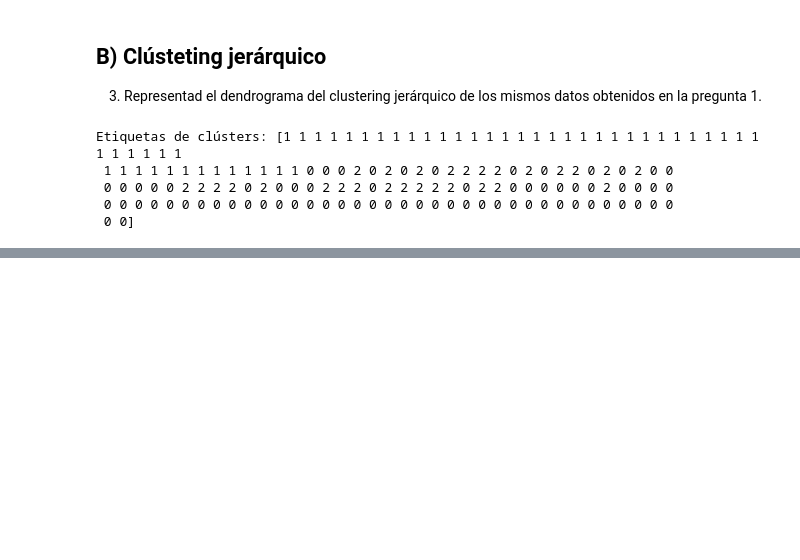
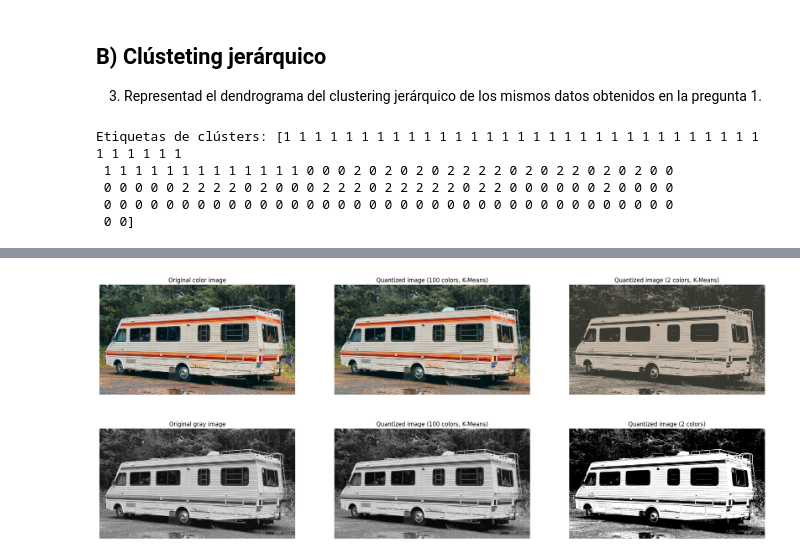
Before and after one commit to davidzz-code/IEDIB_2024_2025, a Jupyter notebook: 05 Sistemas Machine Learning/Cluster_k_means/tasca_4_David_Ramirez_Ruiz.ipynb, the cells around one changed output, grey strips where cells are left out. Drawn from its saved outputs; the diff is of its cells as text; code cells hidden in the pictures; blank space fills up the shorter version.

```diff
--- a/05 Sistemas Machine Learning/Cluster_k_means/tasca_4_David_Ramirez_Ruiz.ipynb
+++ b/05 Sistemas Machine Learning/Cluster_k_means/tasca_4_David_Ramirez_Ruiz.ipynb
@@ -86,0 +124,91 @@ plt.show()
+# %%
+# Authors: Robert Layton <robertlayton@gmail.com>
+#          Olivier Grisel <olivier.grisel@ensta.org>
+#          Mathieu Blondel <mathieu@mblondel.org>
+#
+# License: BSD 3 clause
+import matplotlib.pyplot as plt
+import numpy as np
+
+from sklearn.cluster import KMeans
+
+from PIL import Image
+
+n_colors_many = 100
+n_colors_few = 2
+
+def recreate_image(codebook, labels, w, h):
+    """Recrear la imagen (comprimida) a partir del libro de códigos y las etiquetas"""
+    return codebook[labels].reshape(w, h, -1)
+
+def clusterize_image(n_colors, image_array):
+    kmeans = KMeans(n_clusters=n_colors, random_state=0).fit(image_array)
+    labels = kmeans.predict(image_array)
+    return kmeans, labels
+
+# Cargar la imagen
+custom_image = Image.open("./caravan.jpg")
+
+# Convierte la imagen a escala de grises
+custom_gray_image = custom_image.convert("L")
+
+# Convert to floats instead of the default 8 bits integer coding. Dividing by
+# 255 is important so that plt.imshow works well on float data (need to
+# be in the range [0-1])
+
+custom_gray_image = np.array(custom_gray_image, dtype=np.float64) / 255
+custom_image = np.array(custom_image, dtype=np.float64) / 255
+
+# Load Image and transform to a 2D numpy array.
+w, h, d = original_shape = tuple(custom_image.shape)
+assert d == 3
+image_array = np.reshape(custom_image, (w * h, d))
+gray_image_array = np.reshape(custom_gray_image, (w * h, 1))
+# KMeans con muchos colores
+kmeans_many, labels_many = clusterize_image(n_colors_many, image_array)
+
+# KMeans con pocos colores
+kmeans_few, labels_few = clusterize_image(n_colors_few, image_array)
+
+# # KMeans imagen escala de grises con muchos tonos
+kmeans_gray_many, labels_gray_many = clusterize_image(n_colors_many, gray_image_array)
+
+# # KMeans imagen escala de grises con pocos tonos
+kmeans_gray_few, labels_gray_few = clusterize_image(n_colors_few, gray_image_array)
+
+plt.figure(figsize=(25, 10))
+
+# Imágenes en color
+plt.subplot(2, 3, 1)
+plt.axis("off")
+plt.title("Original color image")
+plt.imshow(custom_image)
+
+plt.subplot(2, 3, 2)
+plt.axis("off")
+plt.title(f"Quantized image ({n_colors_many} colors, K-Means)")
+plt.imshow(recreate_image(kmeans_many.cluster_centers_, labels_many, w, h))
+
+plt.subplot(2, 3, 3)
+plt.axis("off")
+plt.title(f"Quantized image ({n_colors_few} colors, K-Means)")
+plt.imshow(recreate_image(kmeans_few.cluster_centers_, labels_few, w, h))
+
+# Imágenes escala de grises
+plt.subplot(2, 3, 4)
+plt.axis("off")
+plt.title("Original gray image")
+plt.imshow(custom_gray_image, cmap='gray')
+
+plt.subplot(2, 3, 5)
+plt.axis("off")
+plt.title(f"Quantized image ({n_colors_many} colors, K-Means)")
+plt.imshow(recreate_image(kmeans_gray_many.cluster_centers_, labels_gray_many, w, h), cmap='gray')
+
+plt.subplot(2, 3, 6)
+plt.axis("off")
+plt.title(f"Quantized image ({n_colors_few} colors)")
+plt.imshow(recreate_image(kmeans_gray_few.cluster_centers_, labels_gray_few, w, h), cmap='gray')
+plt.show()
+# %% [output]
+[figure, added]
```
Also changed, not shown: parts of 6 cells of this notebook, 1 other file.
